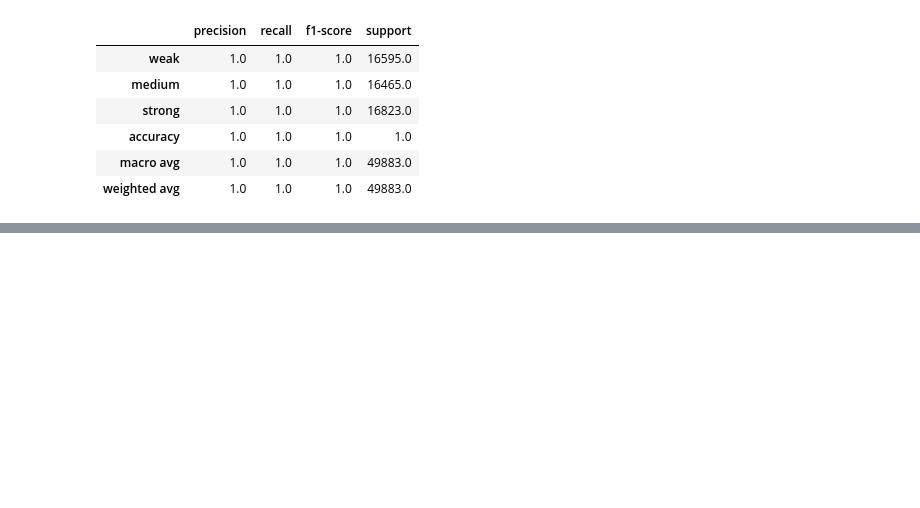
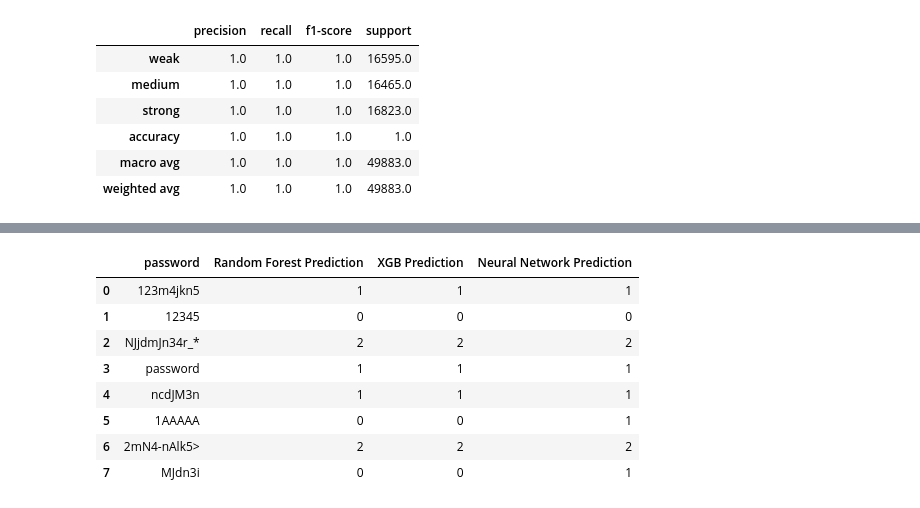
Before and after one commit to LucaMelis0/password-strength-classification, a Jupyter notebook: main.ipynb, the cells around one changed output, grey strips where cells are left out. Cells and saved outputs as stored; diff of their text form; code cells hidden in the pictures; blank space fills up the shorter version.

Commit message:
Predicting new passwords that do not belong to the dataset.

```diff
--- a/main.ipynb
+++ b/main.ipynb
@@ -292,0 +296,17 @@ Classification Report:
+# %%
+# Set of new passwords
+new_passwords = {
+    '123m4jkn5': -1,
+    '12345': -1,
+    'NJjdmJn34r_*': -1,
+    'password': -1,
+    'ncdJM3n': -1,
+    '1AAAAA': -1,
+    '2mN4-nAlk5>': -1,
+    'MJdn3i': -1,
+}
+
+new_passwords = pd.DataFrame(new_passwords.items(), columns=['password', 'strength'])
+
+print("New passwords:")
+utils.display_data(new_passwords, head=False)
@@ -292,0 +324,19 @@ Classification Report:
+# %%
+# Predict the strength of the new passwords
+x_new, y_new, passwords_new = utils.prepare_features(password_dataset=new_passwords, balance_data=False)
+
+random_forest_predictions_new = random_forest_classifier.predict(x_new)
+xgb_classifier_predictions_new = xgb_classifier.predict(x_new)
+neural_network_predictions_new = neural_network_classifier.predict(x_new)
+
+utils.display_data(pd.DataFrame({'password': passwords_new, 'Random Forest Prediction': random_forest_predictions_new, 'XGB Prediction': xgb_classifier_predictions_new, 'Neural Network Prediction': neural_network_predictions_new}), head=False)
+# %% [output]
+|  | password | Random Forest Prediction | XGB Prediction | Neural Network Prediction |
+| 0 | 123m4jkn5 | 1 | 1 | 1 |
+| 1 | 12345 | 0 | 0 | 0 |
+| 2 | NJjdmJn34r_* | 2 | 2 | 2 |
+| 3 | password | 1 | 1 | 1 |
+| 4 | ncdJM3n | 1 | 1 | 1 |
+| 5 | 1AAAAA | 0 | 0 | 1 |
+| 6 | 2mN4-nAlk5> | 2 | 2 | 2 |
+| 7 | MJdn3i | 0 | 0 | 1 |
```
Also changed, not shown: parts of 2 cells of this notebook.
